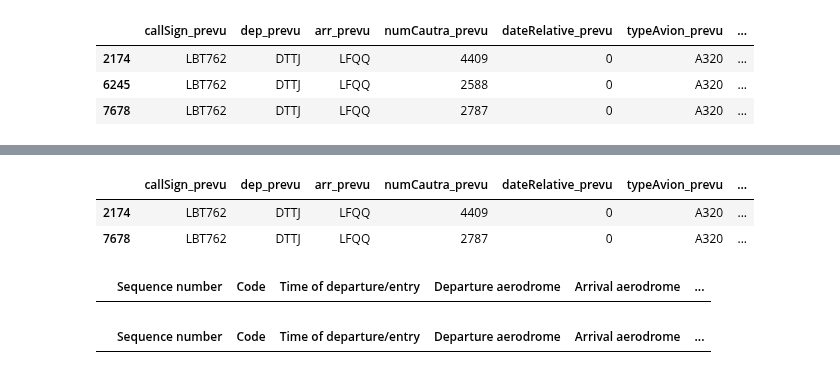
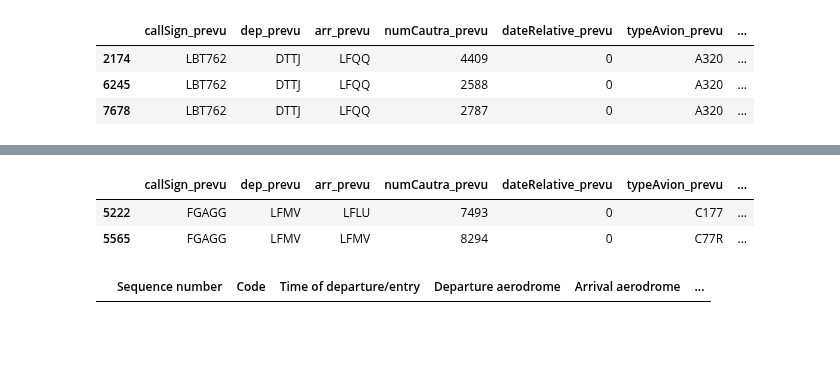
Before and after one commit to ittaldias/redevance, a Jupyter notebook: notebook/test_comparaison.ipynb, the cells around one changed output, grey strips where cells are left out. Saved outputs shown, nothing was run; the diff lists cells and outputs as text; code cells hidden in the pictures; blank space fills up the shorter version.

```diff
--- a/notebook/test_comparaison.ipynb
+++ b/notebook/test_comparaison.ipynb
@@ -1380,11 +1408,7 @@ jour_2[jour_2['callSign_prevu']=='LBT762']
 # %%
-jour_2_utile_traitee[jour_2_utile_traitee['callSign_prevu']=='LBT762']
+jour_2_utile_traitee[jour_2_utile_traitee['callSign_prevu']=='FGAGG']
 # %% [output]
 |  | callSign_prevu | dep_prevu | arr_prevu | numCautra_prevu | dateRelative_prevu | typeAvion_prevu | ... |
-| 2174 | LBT762 | DTTJ | LFQQ | 4409 | 0 | A320 | ... |
-| 7678 | LBT762 | DTTJ | LFQQ | 2787 | 0 | A320 | ... |
+| 5222 | FGAGG | LFMV | LFLU | 7493 | 0 | C177 | ... |
+| 5565 | FGAGG | LFMV | LFMV | 8294 | 0 | C77R | ... |
-# %%
-jour_cible[jour_cible['Flight identification']=='LBT762']
-# %% [output]
-|  | Sequence number | Code | Time of departure/entry | Departure aerodrome | Arrival aerodrome | ... |
 # %%
```
Also changed, not shown: parts of 7 cells of this notebook, 2 other files.
